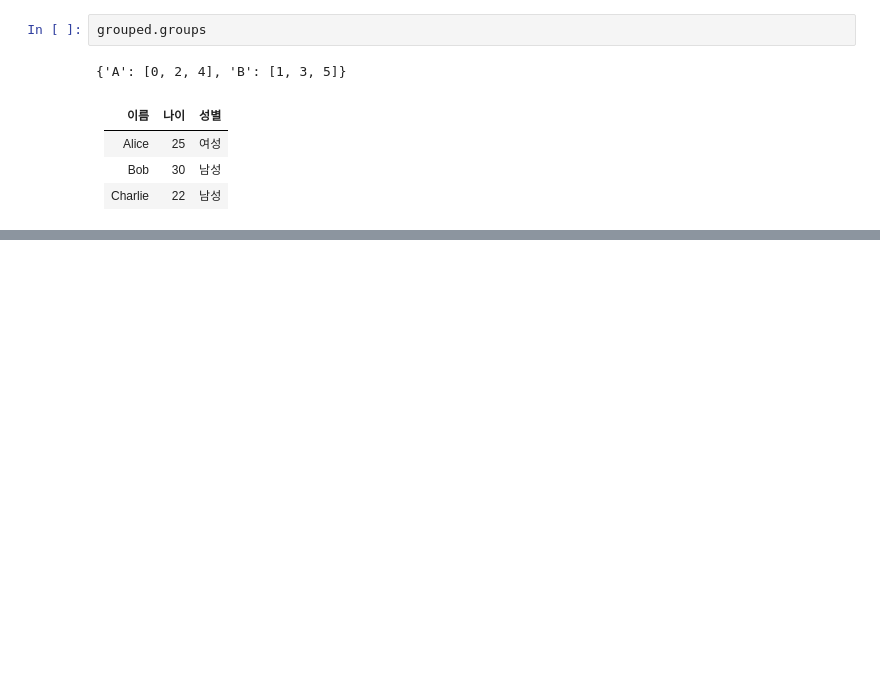
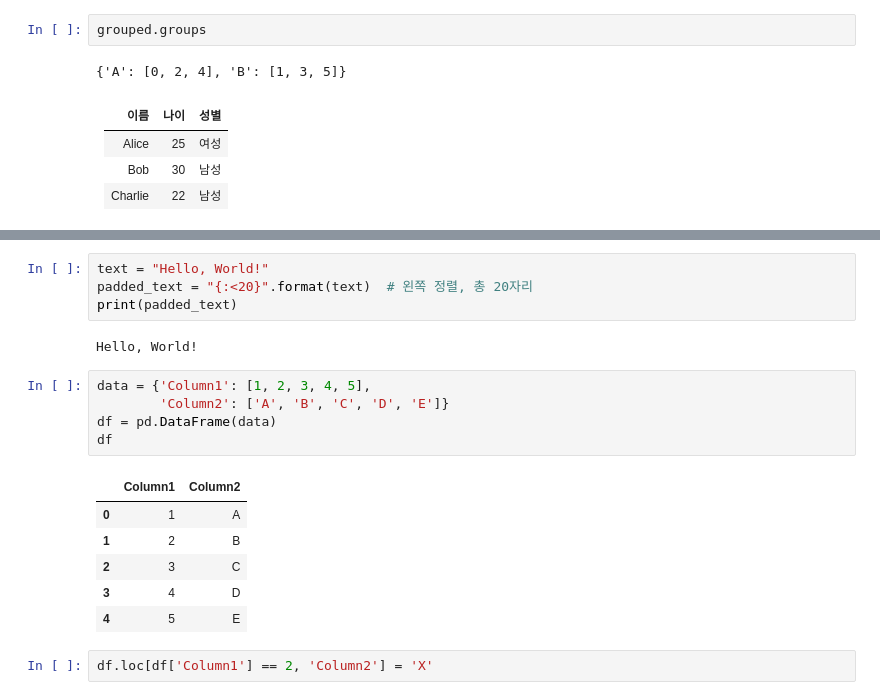
Before and after one commit to wordnbeing/sessac_visualproject, a Jupyter notebook: exeam.ipynb, the cells around one changed output, grey strips where cells are left out. Saved outputs shown, nothing was run; the diff lists cells and outputs as text; blank space fills up the shorter version.

```diff
--- a/exeam.ipynb
+++ b/exeam.ipynb
@@ -163,0 +228,20 @@ grouped.groups
+# %%
+text = "Hello, World!"
+padded_text = "{:<20}".format(text)  # 왼쪽 정렬, 총 20자리
+print(padded_text)
+# %% [output]
+Hello, World!
+# %%
+data = {'Column1': [1, 2, 3, 4, 5],
+        'Column2': ['A', 'B', 'C', 'D', 'E']}
+df = pd.DataFrame(data)
+df
+# %% [output]
+|  | Column1 | Column2 |
+| 0 | 1 | A |
+| 1 | 2 | B |
+| 2 | 3 | C |
+| 3 | 4 | D |
+| 4 | 5 | E |
+# %%
+df.loc[df['Column1'] == 2, 'Column2'] = 'X'
```
Also changed, not shown: parts of 23 cells of this notebook, 40 other files.
